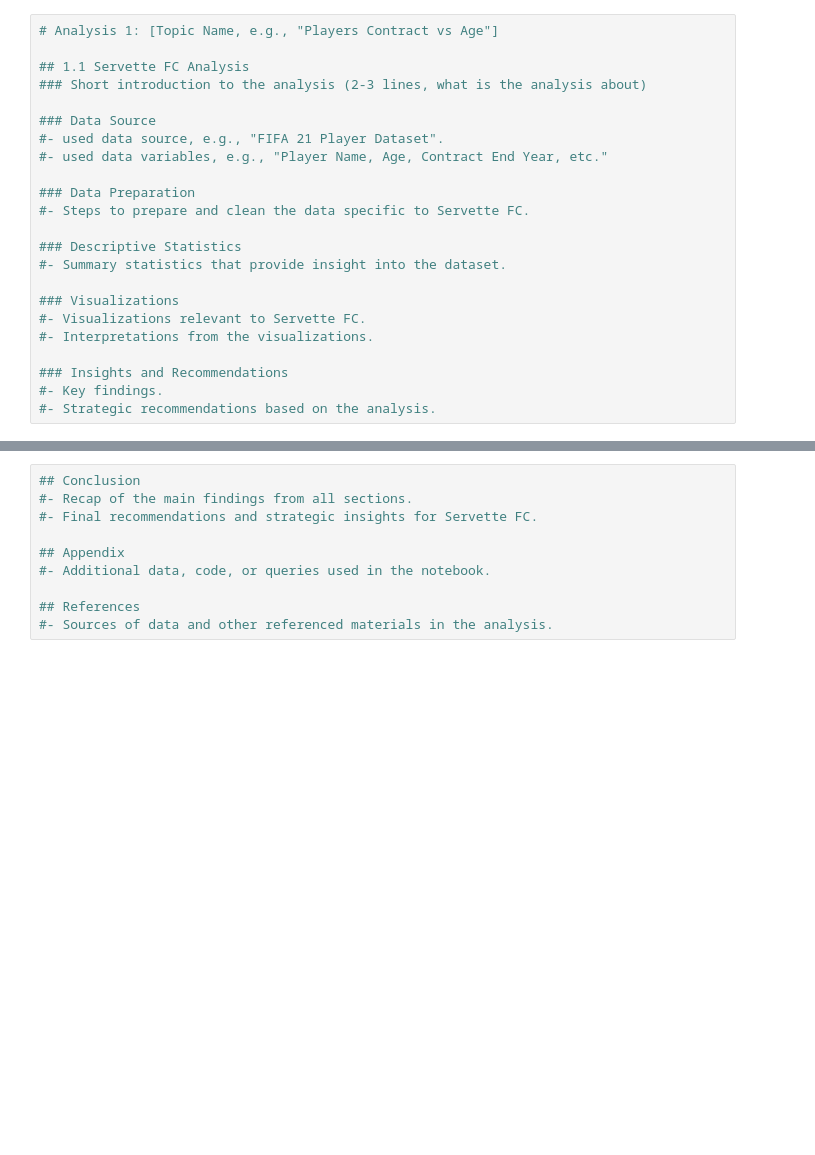
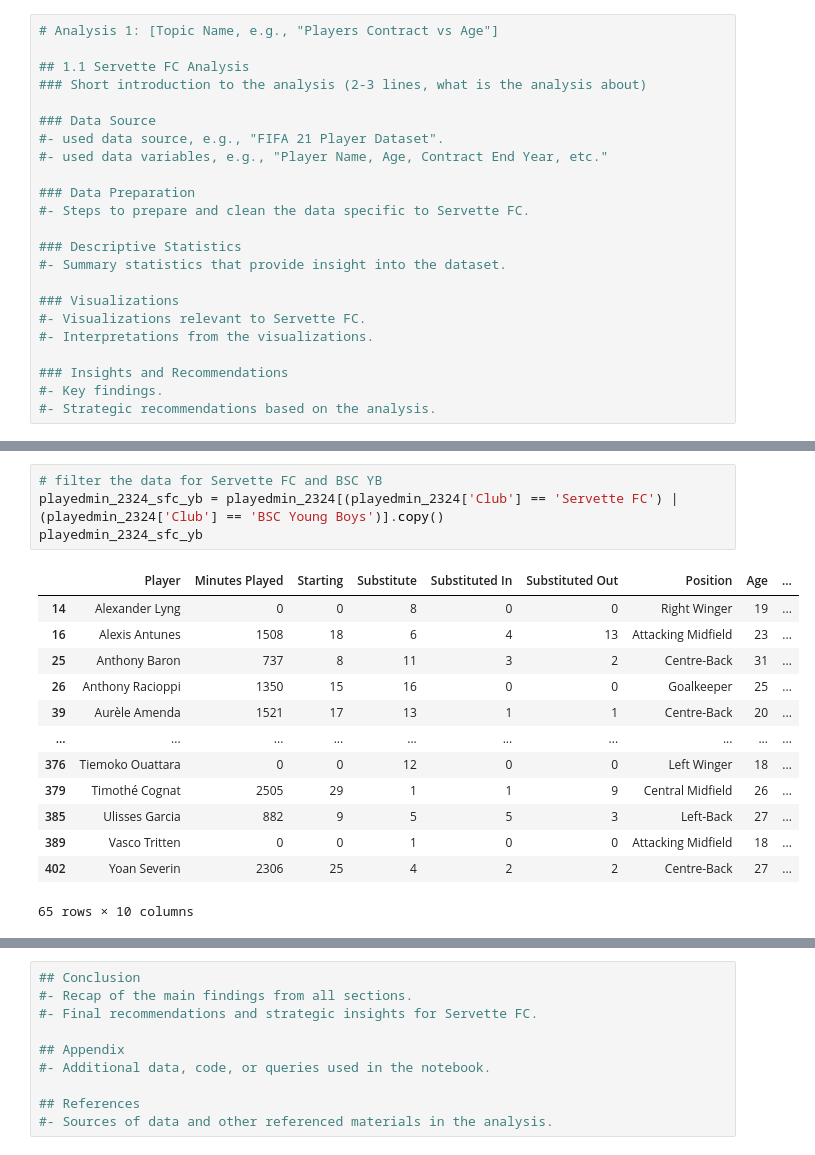
Before and after one commit to heinimoreno/PBL_RA_MH, a Jupyter notebook: documents_kickoff_SFC/DataAnalysis4KickOff.ipynb, the cells around one changed output, grey strips where cells are left out. Drawn from its saved outputs; the diff is of its cells as text; blank space fills up the shorter version.

```diff
--- a/documents_kickoff_SFC/DataAnalysis4KickOff.ipynb
+++ b/documents_kickoff_SFC/DataAnalysis4KickOff.ipynb
@@ -55,0 +344,18 @@ FileNotFoundError: [Errno 2] No such file or directory: './documents_kickoff_SFC
+# %%
+# filter the data for Servette FC and BSC YB
+playedmin_2324_sfc_yb = playedmin_2324[(playedmin_2324['Club'] == 'Servette FC') | (playedmin_2324['Club'] == 'BSC Young Boys')].copy()
+playedmin_2324_sfc_yb
+# %% [output]
+|  | Player | Minutes Played | Starting | Substitute | Substituted In | Substituted Out | Position | Age | ... |
+| 14 | Alexander Lyng | 0 | 0 | 8 | 0 | 0 | Right Winger | 19 | ... |
+| 16 | Alexis Antunes | 1508 | 18 | 6 | 4 | 13 | Attacking Midfield | 23 | ... |
+| 25 | Anthony Baron | 737 | 8 | 11 | 3 | 2 | Centre-Back | 31 | ... |
+| 26 | Anthony Racioppi | 1350 | 15 | 16 | 0 | 0 | Goalkeeper | 25 | ... |
+| 39 | Aurèle Amenda | 1521 | 17 | 13 | 1 | 1 | Centre-Back | 20 | ... |
+| ... | ... | ... | ... | ... | ... | ... | ... | ... | ... |
+| 376 | Tiemoko Ouattara | 0 | 0 | 12 | 0 | 0 | Left Winger | 18 | ... |
+| 379 | Timothé Cognat | 2505 | 29 | 1 | 1 | 9 | Central Midfield | 26 | ... |
+| 385 | Ulisses Garcia | 882 | 9 | 5 | 5 | 3 | Left-Back | 27 | ... |
+| 389 | Vasco Tritten | 0 | 0 | 1 | 0 | 0 | Attacking Midfield | 18 | ... |
+| 402 | Yoan Severin | 2306 | 25 | 4 | 2 | 2 | Centre-Back | 27 | ... |
+65 rows × 10 columns
```
Also changed, not shown: parts of 45 cells of this notebook, 2 other files.
